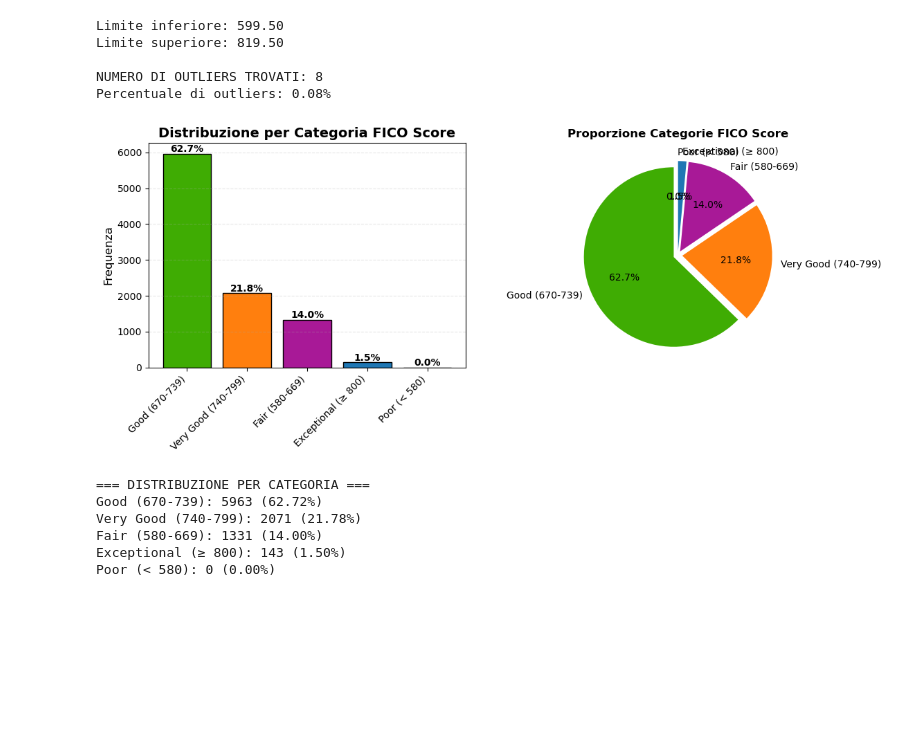
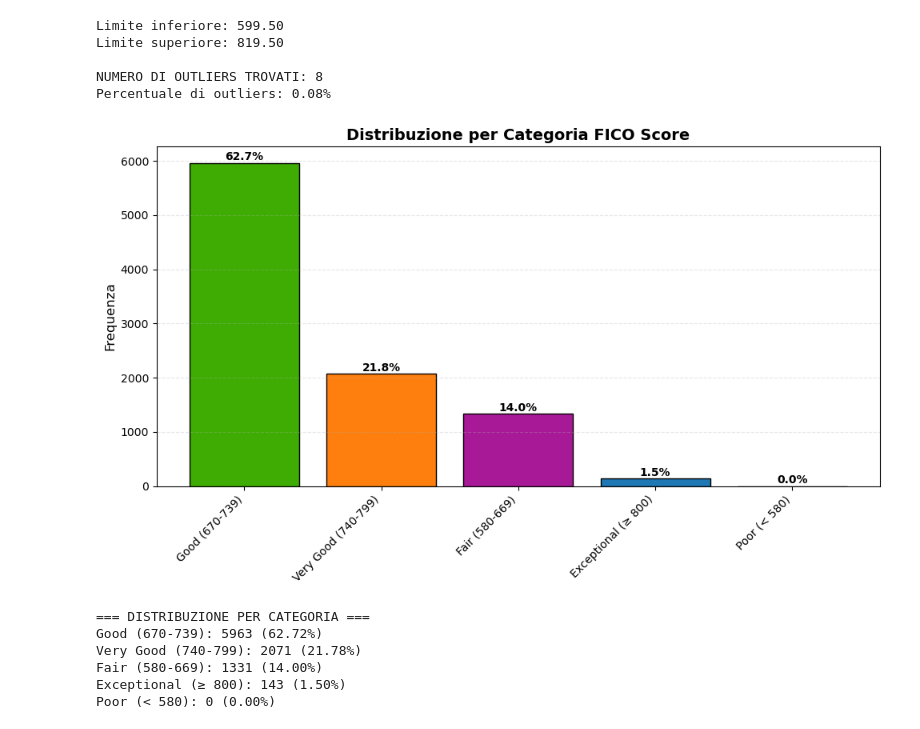
Before and after one commit to gabrielniculaesei/lendingclub-dataset, a Jupyter notebook: Project.ipynb, the cells around one changed output. Saved outputs shown, nothing was run; the diff lists cells and outputs as text; code cells hidden in the pictures; blank space fills up the shorter version.

```diff
--- a/Project.ipynb
+++ b/Project.ipynb
@@ -878,41 +871,35 @@ def classify_fico(score):
         return 'Very Good (740-799)'
     else:
         return 'Exceptional (≥ 800)'
 
 data['fico_category'] = data['fico_score'].apply(classify_fico)
 
 category_order = ['Poor (< 580)','Fair (580-669)', 'Good (670-739)', 'Very Good (740-799)', 'Exceptional (≥ 800)']
 data['fico_category'] = pd.Categorical(data['fico_category'], categories=category_order, ordered=True)
 
-plt.figure(figsize=(12, 5))
+plt.figure(figsize=(10, 6))
 
-plt.subplot(1, 2, 1)
 fico_counts = data['fico_category'].value_counts()
 colors = ['#3fac03', '#ff7f0e', "#a81997", '#1f77b4', '#9467bd']
 plt.bar(range(len(fico_counts)), fico_counts.values, color=colors, edgecolor='black')
 plt.xticks(range(len(fico_counts)), fico_counts.index, rotation=45, ha='right')
 plt.title('Distribuzione per Categoria FICO Score', fontsize=14, fontweight='bold')
 plt.ylabel('Frequenza', fontsize=12)
 plt.grid(True, linestyle='--', alpha=0.3, axis='y')
 
 # Percentuali
 for i, (cat, count) in enumerate(fico_counts.items()):
     pct = (count / len(data)) * 100
     plt.text(i, count + 50, f'{pct:.1f}%', ha='center', fontweight='bold')
 
-plt.subplot(1, 2, 2)
-plt.pie(fico_counts.values, labels=fico_counts.index, autopct='%1.1f%%',
-        colors=colors, startangle=90, explode=[0.05]*len(fico_counts))
-plt.title('Proporzione Categorie FICO Score', fontsize=12, fontweight='bold')
-
 plt.tight_layout()
 plt.show()
 
 print("\n=== DISTRIBUZIONE PER CATEGORIA ===")
 for cat, count in fico_counts.items():
     print(f"{cat}: {count} ({(count/len(data))*100:.2f}%)")
 # %% [output]
-[figure, old version]
+[figure, new version]
 === DISTRIBUZIONE PER CATEGORIA ===
 Good (670-739): 5963 (62.72%)
 Very Good (740-799): 2071 (21.78%)
```
Also changed, not shown: parts of 44 cells of this notebook.
